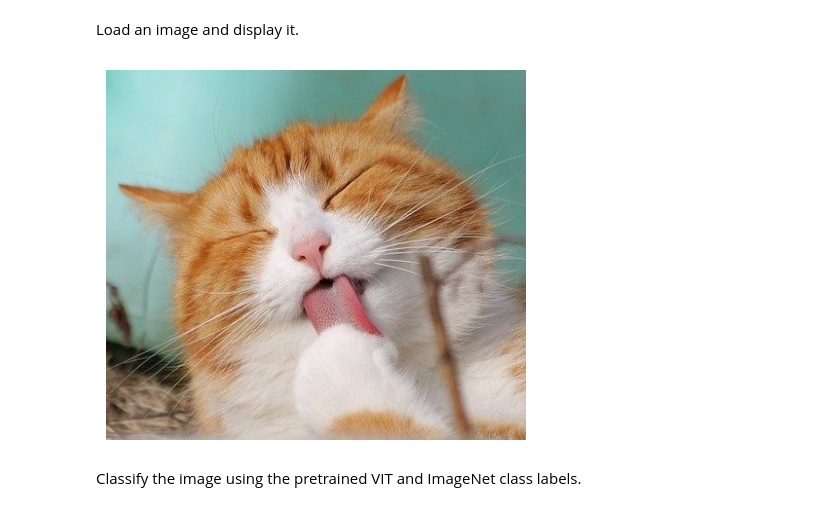
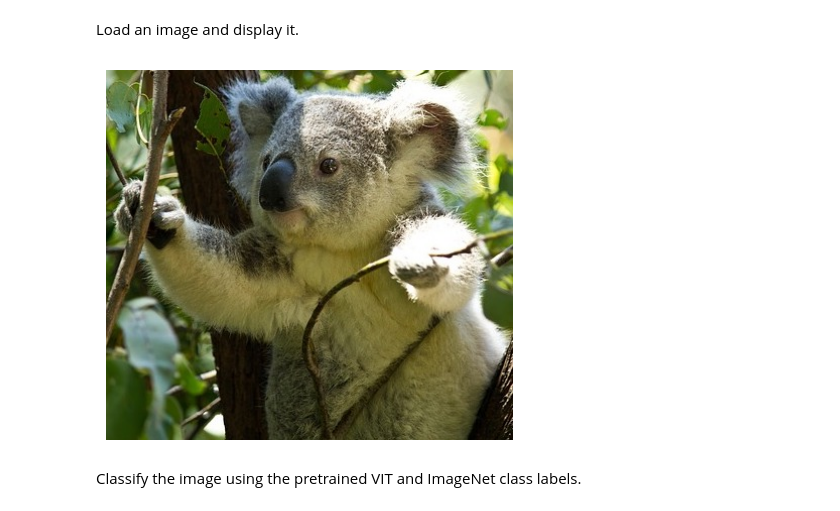
Before and after one commit to 1uoyuuu/COMP90086-CV, a Jupyter notebook: tutorial/week6/worksheet06.ipynb, the cells around one changed output. Cells and saved outputs as stored; diff of their text form; code cells hidden in the pictures.

```diff
--- a/tutorial/week6/worksheet06.ipynb
+++ b/tutorial/week6/worksheet06.ipynb
@@ -133,15 +136,15 @@ imagenet_int_to_str = [line.rstrip() for line in lines]
 # %% [markdown]
 Load an image and display it.
 # %%
-img = "cat.jpg"
+img = "koala.jpg"
 image = keras.utils.load_img(img)
 preprocessed_image = preprocess_image(image, model_type="original_vit")
 
 plt.imshow(image)
 plt.axis("off")
 plt.show()
 # %% [output]
-[figure, old version]
+[figure, new version]
 # %% [markdown]
 Classify the image using the pretrained VIT and ImageNet class labels.
 # %%
```
Also changed, not shown: parts of 14 cells of this notebook, 4 other files.
